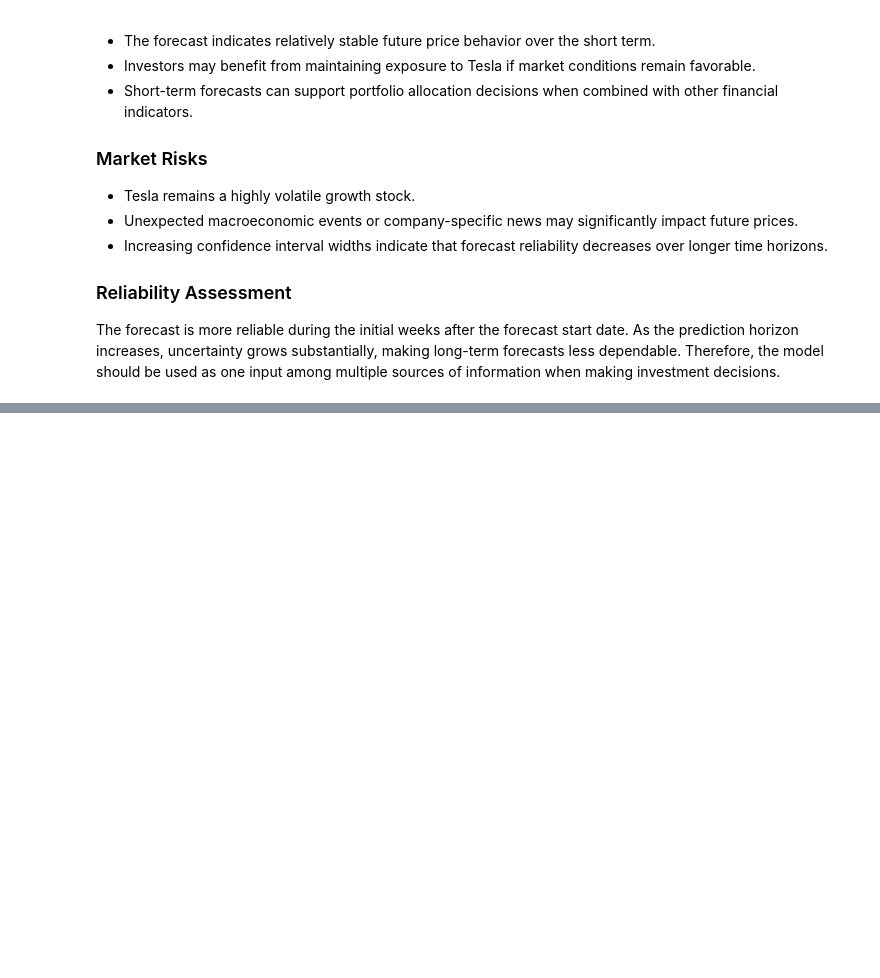
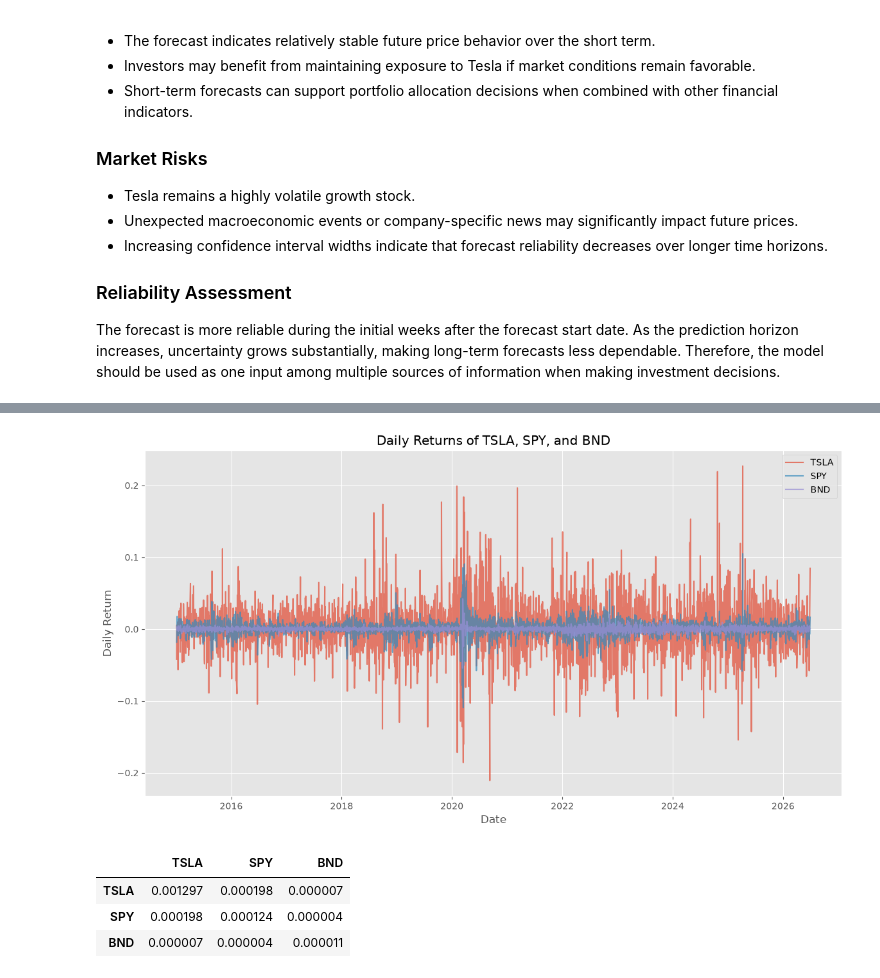
Before and after one commit to Helina-Leul/portfolio-optimization, a Jupyter notebook: notebooks/01_Data_Preprocessing_EDA.ipynb, the cells around one changed output, grey strips where cells are left out. Drawn from its saved outputs; the diff is of its cells as text; code cells hidden in the pictures; blank space fills up the shorter version.

```diff
--- a/notebooks/01_Data_Preprocessing_EDA.ipynb
+++ b/notebooks/01_Data_Preprocessing_EDA.ipynb
@@ -1261,0 +1327,4 @@ The forecast is more reliable during the initial weeks after the forecast start
+# %%
+daily_returns = prices.pct_change().dropna()
+
+daily_returns.head()
@@ -1261,0 +1339,29 @@ The forecast is more reliable during the initial weeks after the forecast start
+# %%
+plt.figure(figsize=(14,7))
+
+for column in daily_returns.columns:
+    plt.plot(
+        daily_returns.index,
+        daily_returns[column],
+        label=column,
+        alpha=0.7
+    )
+
+plt.title("Daily Returns of TSLA, SPY, and BND")
+plt.xlabel("Date")
+plt.ylabel("Daily Return")
+plt.legend()
+plt.grid(True)
+
+plt.show()
+# %% [output]
+[figure, added]
+# %%
+cov_matrix = daily_returns.cov()
+
+cov_matrix
+# %% [output]
+|  | TSLA | SPY | BND |
+| TSLA | 0.001297 | 0.000198 | 0.000007 |
+| SPY | 0.000198 | 0.000124 | 0.000004 |
+| BND | 0.000007 | 0.000004 | 0.000011 |
```
Also changed, not shown: parts of 23 cells of this notebook.
